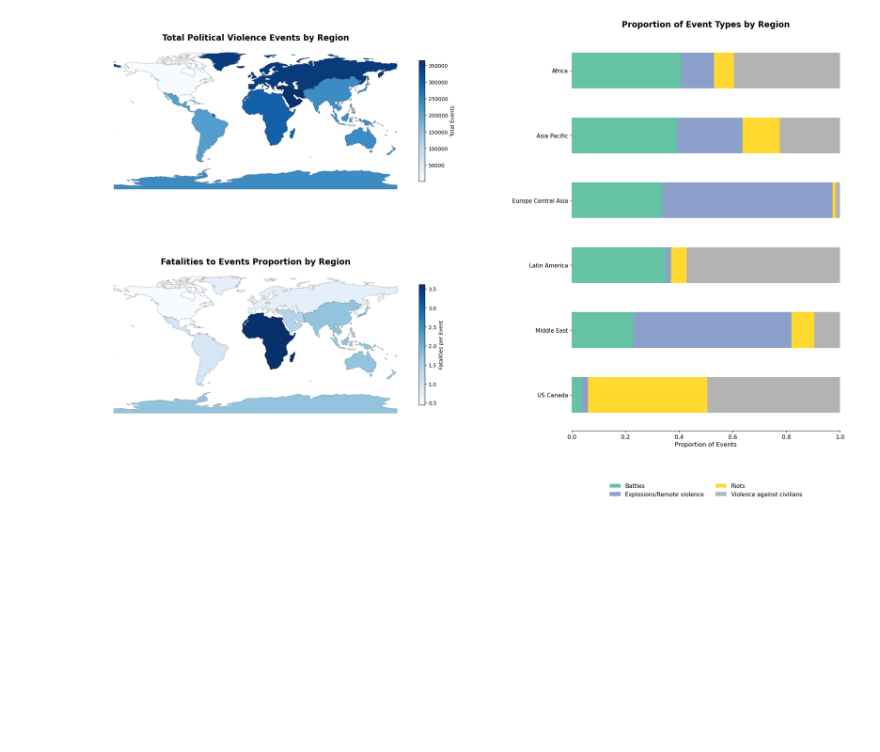
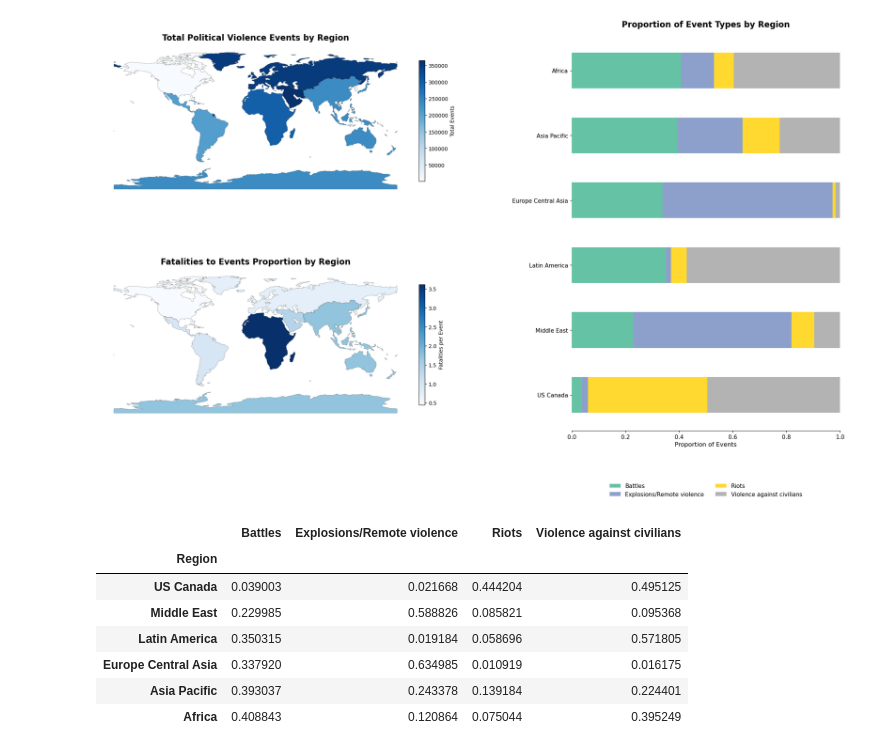
Before and after one commit to tomciolowsky/DataVisualization, a Jupyter notebook: report.ipynb, the cells around one changed output. Drawn from its saved outputs; the diff is of its cells as text; code cells hidden in the pictures; blank space fills up the shorter version.

```diff
--- a/report.ipynb
+++ b/report.ipynb
@@ -888,3 +861,14 @@ plt.show()
 # %% [output]
   world_regions["geometry"] = world_regions["geometry"].buffer(0.01).buffer(-0.01)
 [figure]
+# %%
+props_df_sorted
+# %% [output]
+|  | Battles | Explosions/Remote violence | Riots | Violence against civilians |
+| Region |  |  |  |  |
+| US Canada | 0.039003 | 0.021668 | 0.444204 | 0.495125 |
+| Middle East | 0.229985 | 0.588826 | 0.085821 | 0.095368 |
+| Latin America | 0.350315 | 0.019184 | 0.058696 | 0.571805 |
+| Europe Central Asia | 0.337920 | 0.634985 | 0.010919 | 0.016175 |
+| Asia Pacific | 0.393037 | 0.243378 | 0.139184 | 0.224401 |
+| Africa | 0.408843 | 0.120864 | 0.075044 | 0.395249 |
```
Also changed, not shown: parts of 8 cells of this notebook.
